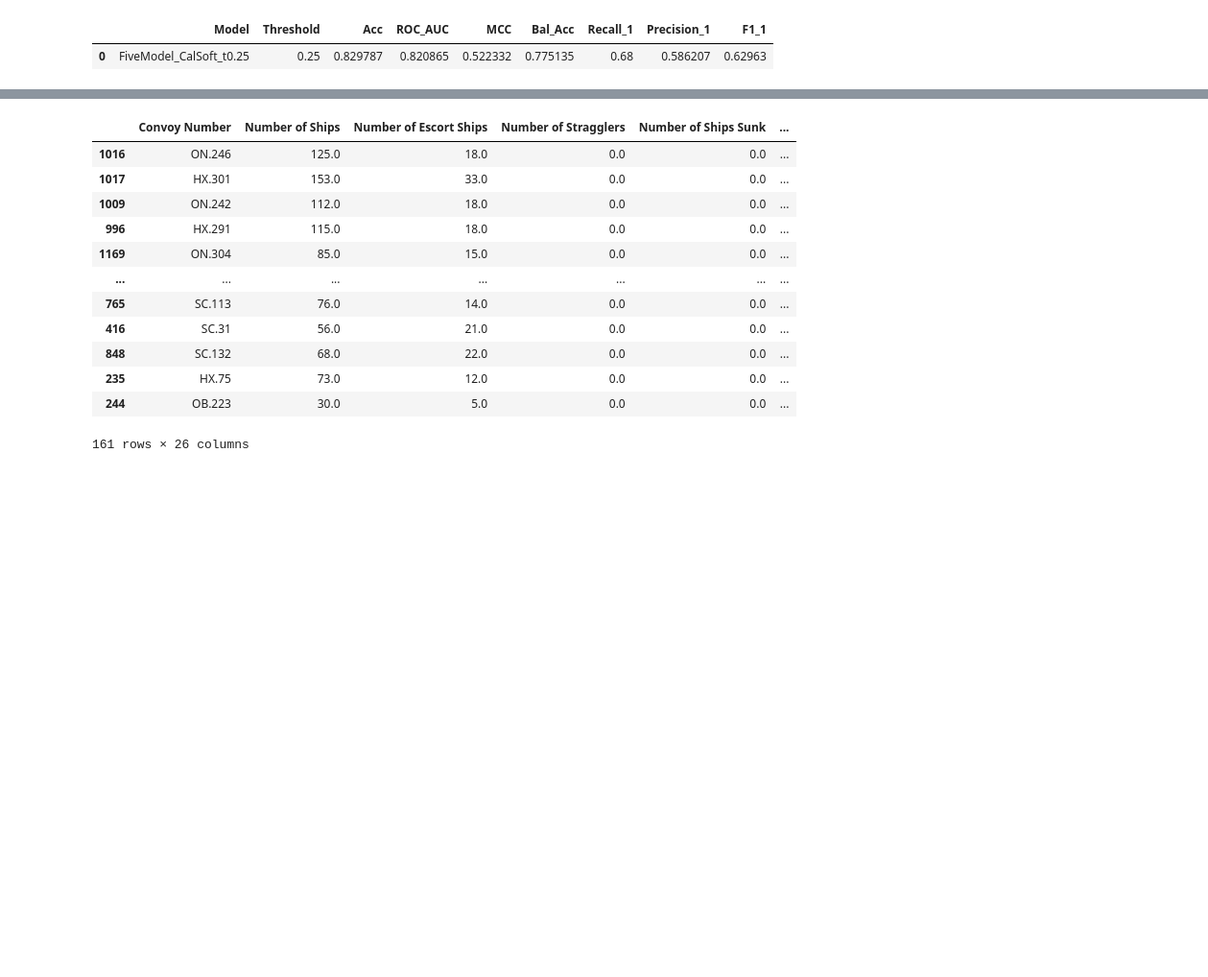
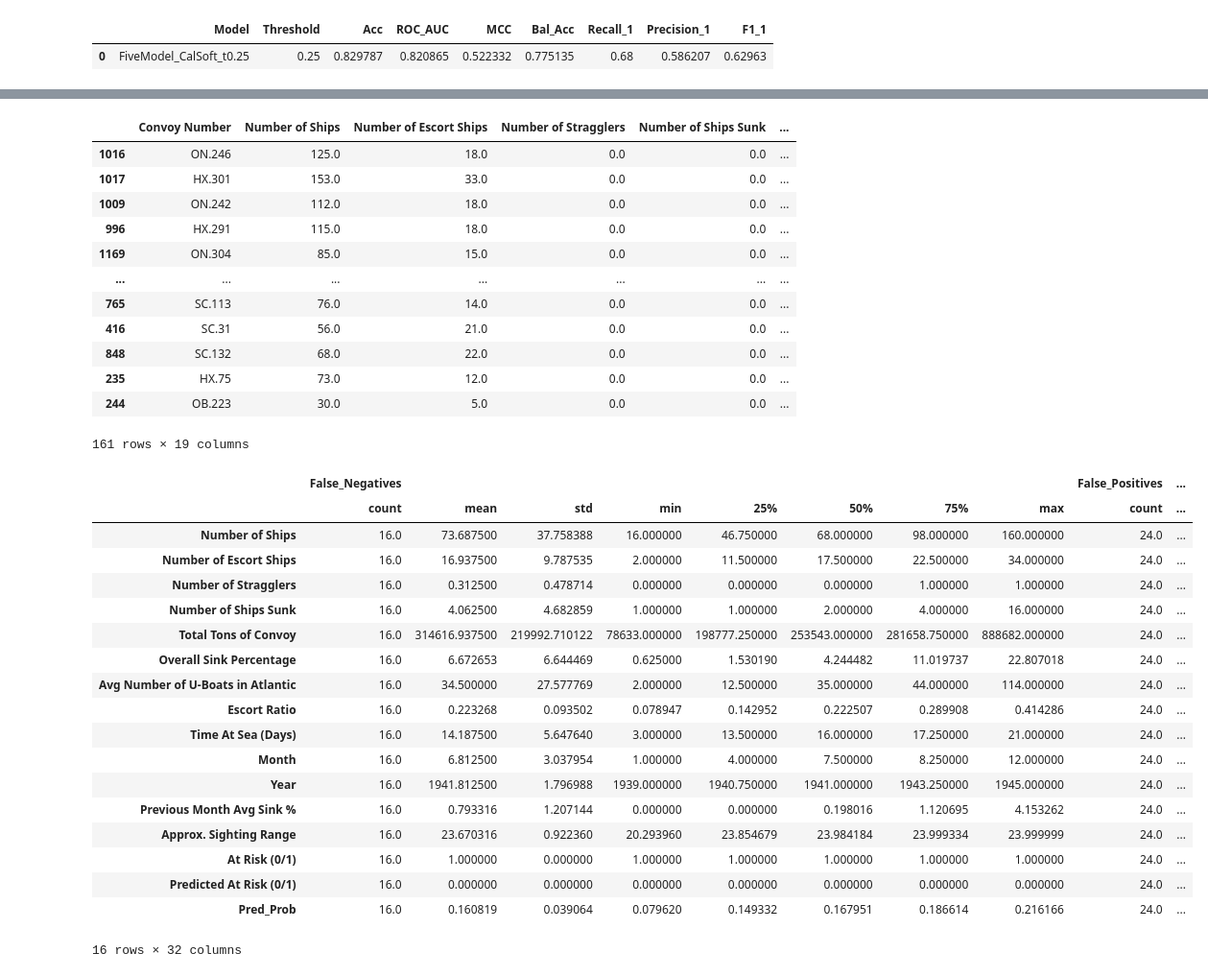
Before and after one commit to MAP9900/Convoy-Predictor-Project, a Jupyter notebook: notebooks/models/Results.ipynb, the cells around one changed output, grey strips where cells are left out. Shown at 96% size. Saved outputs shown, nothing was run; the diff lists cells and outputs as text; code cells hidden in the pictures; blank space fills up the shorter version.

Commit message:
Run Results

```diff
--- a/notebooks/models/Results.ipynb
+++ b/notebooks/models/Results.ipynb
@@ -692,21 +708,22 @@ y_pred = (y_proba >= 0.25).astype(int)
 
 # Full original dataframe with test predictions attached
 all_rows_scored = raw_df.copy()
-all_rows_scored['Actual'] = np.nan
-all_rows_scored['Predicted'] = np.nan
+all_rows_scored['At Risk (0/1)'] = np.nan
+all_rows_scored['Predicted At Risk (0/1)'] = np.nan
 all_rows_scored['Pred_Prob'] = np.nan
 all_rows_scored['Is_Test'] = False
 all_rows_scored['Is_True_Positive'] = False
 
-all_rows_scored.loc[idx_test, 'Actual'] = y_test_meta
-all_rows_scored.loc[idx_test, 'Predicted'] = y_pred
+all_rows_scored.loc[idx_test, 'At Risk (0/1)'] = y_test_meta
+all_rows_scored.loc[idx_test, 'Predicted At Risk (0/1)'] = y_pred
 all_rows_scored.loc[idx_test, 'Pred_Prob'] = y_proba
 all_rows_scored.loc[idx_test, 'Is_Test'] = True
 all_rows_scored.loc[idx_test, 'Is_True_Positive'] = (y_test_meta == 1) & (y_pred == 1)
 
 true_positives = all_rows_scored[all_rows_scored['Is_True_Positive']].copy()
 true_positives = true_positives.sort_values('Pred_Prob', ascending=False)
-
+true_positives = true_positives.drop(columns=['Depart_Date', 'Arrival/Dispersal Date', 'Number of Escorts Sunk', 'Number of Stragglers Sunk',
+                                                'Total Tons of Ships Sunk', 'Escort Sink Percentage', 'Straggler Sink Percentage'])
 # View full original dataframe with predictions/flags
 all_rows_scored
 
@@ -769,21 +785,22 @@ y_pred = (y_proba >= 0.25).astype(int)
 
 # Full original dataframe with test predictions attached
 all_rows_scored = raw_df.copy()
-all_rows_scored['Actual'] = np.nan
-all_rows_scored['Predicted'] = np.nan
+all_rows_scored['At Risk (0/1)'] = np.nan
+all_rows_scored['Predicted At Risk (0/1)'] = np.nan
 all_rows_scored['Pred_Prob'] = np.nan
 all_rows_scored['Is_Test'] = False
 all_rows_scored['Is_True_Negative'] = False
 
-all_rows_scored.loc[idx_test, 'Actual'] = y_test_meta
-all_rows_scored.loc[idx_test, 'Predicted'] = y_pred
+all_rows_scored.loc[idx_test, 'At Risk (0/1)'] = y_test_meta
+all_rows_scored.loc[idx_test, 'Predicted At Risk (0/1)'] = y_pred
 all_rows_scored.loc[idx_test, 'Pred_Prob'] = y_proba
 all_rows_scored.loc[idx_test, 'Is_Test'] = True
 all_rows_scored.loc[idx_test, 'Is_True_Negative'] = (y_test_meta == 0) & (y_pred == 0)
 
 true_negatives = all_rows_scored[all_rows_scored['Is_True_Negative']].copy()
 true_negatives = true_negatives.sort_values('Pred_Prob', ascending=True)
-
+true_negatives = true_negatives.drop(columns=['Depart_Date', 'Arrival/Dispersal Date', 'Number of Escorts Sunk', 'Number of Stragglers Sunk',
+                                                'Total Tons of Ships Sunk', 'Escort Sink Percentage', 'Straggler Sink Percentage'])
 # View full original dataframe with predictions/flags
 all_rows_scored
 
@@ -802,4 +819,4 @@ true_negatives
 | 848 | SC.132 | 68.0 | 22.0 | 0.0 | 0.0 | ... |
 | 235 | HX.75 | 73.0 | 12.0 | 0.0 | 0.0 | ... |
 | 244 | OB.223 | 30.0 | 5.0 | 0.0 | 0.0 | ... |
-161 rows × 26 columns
+161 rows × 19 columns
@@ -805,0 +860,41 @@ true_negatives
+# %%
+# Run comparison tables
+numeric_summary, numeric_compare = compare_confusion_group_describes(
+    false_negatives,
+    false_positives,
+    true_positives,
+    true_negatives,
+    include='numeric',
+)
+
+all_summary, all_compare = compare_confusion_group_describes(
+    false_negatives,
+    false_positives,
+    true_positives,
+    true_negatives,
+    include='all',
+)
+
+#Save To  Excel File:
+numeric_compare.to_excel('/Users/matthewplambeck/Desktop/Convoy Predictor/results/Confusion_Matrix_Stats_Compare.xlsx')
+numeric_compare
+# %% [output]
+|  | False_Negatives |  |  |  |  |  |  |  | False_Positives | ... |
+|  | count | mean | std | min | 25% | 50% | 75% | max | count | ... |
+| Number of Ships | 16.0 | 73.687500 | 37.758388 | 16.000000 | 46.750000 | 68.000000 | 98.000000 | 160.000000 | 24.0 | ... |
+| Number of Escort Ships | 16.0 | 16.937500 | 9.787535 | 2.000000 | 11.500000 | 17.500000 | 22.500000 | 34.000000 | 24.0 | ... |
+| Number of Stragglers | 16.0 | 0.312500 | 0.478714 | 0.000000 | 0.000000 | 0.000000 | 1.000000 | 1.000000 | 24.0 | ... |
+| Number of Ships Sunk | 16.0 | 4.062500 | 4.682859 | 1.000000 | 1.000000 | 2.000000 | 4.000000 | 16.000000 | 24.0 | ... |
+| Total Tons of Convoy | 16.0 | 314616.937500 | 219992.710122 | 78633.000000 | 198777.250000 | 253543.000000 | 281658.750000 | 888682.000000 | 24.0 | ... |
+| Overall Sink Percentage | 16.0 | 6.672653 | 6.644469 | 0.625000 | 1.530190 | 4.244482 | 11.019737 | 22.807018 | 24.0 | ... |
+| Avg Number of U-Boats in Atlantic | 16.0 | 34.500000 | 27.577769 | 2.000000 | 12.500000 | 35.000000 | 44.000000 | 114.000000 | 24.0 | ... |
+| Escort Ratio | 16.0 | 0.223268 | 0.093502 | 0.078947 | 0.142952 | 0.222507 | 0.289908 | 0.414286 | 24.0 | ... |
+| Time At Sea (Days) | 16.0 | 14.187500 | 5.647640 | 3.000000 | 13.500000 | 16.000000 | 17.250000 | 21.000000 | 24.0 | ... |
+| Month | 16.0 | 6.812500 | 3.037954 | 1.000000 | 4.000000 | 7.500000 | 8.250000 | 12.000000 | 24.0 | ... |
+| Year | 16.0 | 1941.812500 | 1.796988 | 1939.000000 | 1940.750000 | 1941.000000 | 1943.250000 | 1945.000000 | 24.0 | ... |
+| Previous Month Avg Sink % | 16.0 | 0.793316 | 1.207144 | 0.000000 | 0.000000 | 0.198016 | 1.120695 | 4.153262 | 24.0 | ... |
+| Approx. Sighting Range | 16.0 | 23.670316 | 0.922360 | 20.293960 | 23.854679 | 23.984184 | 23.999334 | 23.999999 | 24.0 | ... |
+| At Risk (0/1) | 16.0 | 1.000000 | 0.000000 | 1.000000 | 1.000000 | 1.000000 | 1.000000 | 1.000000 | 24.0 | ... |
+| Predicted At Risk (0/1) | 16.0 | 0.000000 | 0.000000 | 0.000000 | 0.000000 | 0.000000 | 0.000000 | 0.000000 | 24.0 | ... |
+| Pred_Prob | 16.0 | 0.160819 | 0.039064 | 0.079620 | 0.149332 | 0.167951 | 0.186614 | 0.216166 | 24.0 | ... |
+16 rows × 32 columns
```
Also changed, not shown: parts of 11 cells of this notebook, 7 other files.
